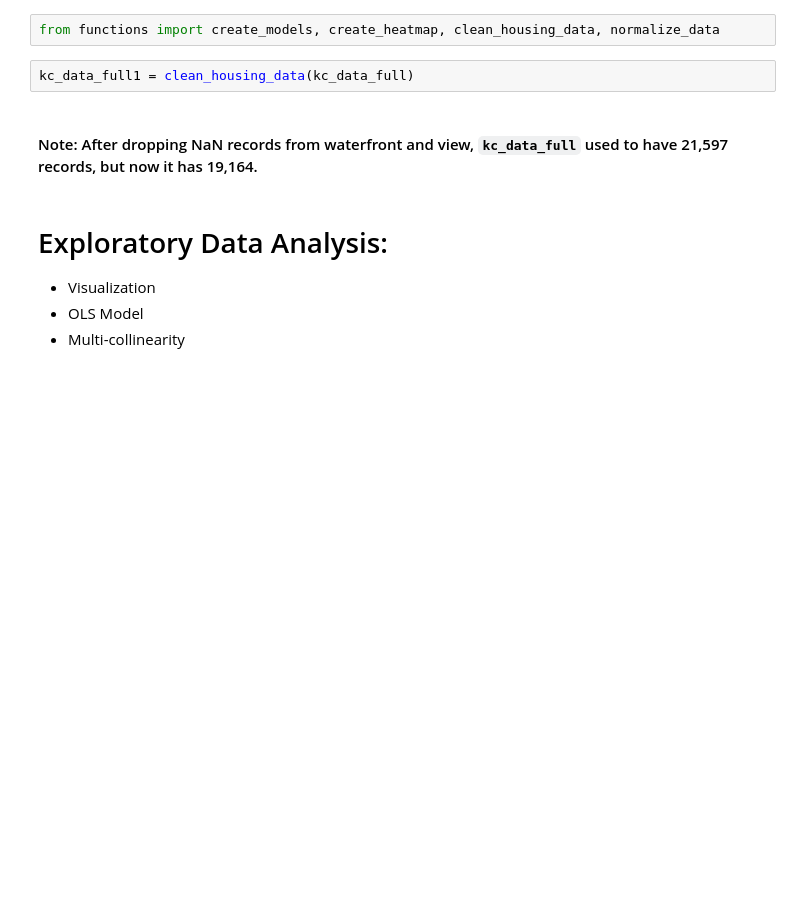
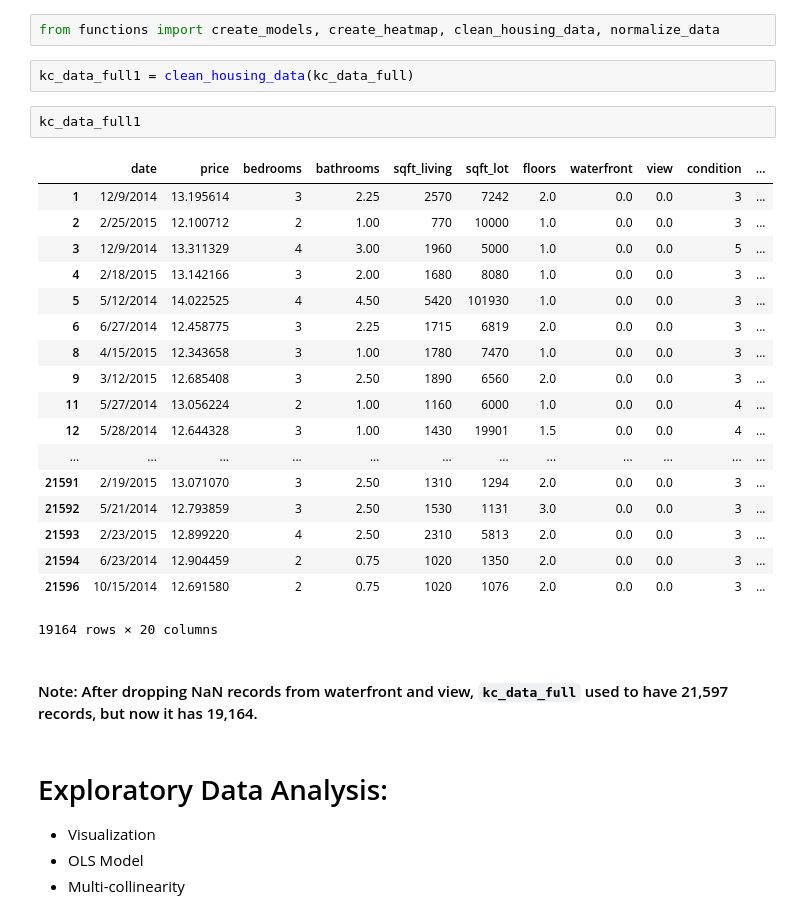
Before and after one commit to ConnorAnderson29/mod1_project1, a Jupyter notebook: models/project_revision.ipynb, the cells around one changed output. Cells and saved outputs as stored; diff of their text form; blank space fills up the shorter version.

```diff
--- a/models/project_revision.ipynb
+++ b/models/project_revision.ipynb
@@ -29,6 +50,27 @@ After looking through the original data and assesing what data was going to be v
 from functions import create_models, create_heatmap, clean_housing_data, normalize_data
 # %%
 kc_data_full1 = clean_housing_data(kc_data_full)
+# %%
+kc_data_full1
+# %% [output]
+|  | date | price | bedrooms | bathrooms | sqft_living | sqft_lot | floors | waterfront | view | condition | ... |
+| 1 | 12/9/2014 | 13.195614 | 3 | 2.25 | 2570 | 7242 | 2.0 | 0.0 | 0.0 | 3 | ... |
+| 2 | 2/25/2015 | 12.100712 | 2 | 1.00 | 770 | 10000 | 1.0 | 0.0 | 0.0 | 3 | ... |
+| 3 | 12/9/2014 | 13.311329 | 4 | 3.00 | 1960 | 5000 | 1.0 | 0.0 | 0.0 | 5 | ... |
+| 4 | 2/18/2015 | 13.142166 | 3 | 2.00 | 1680 | 8080 | 1.0 | 0.0 | 0.0 | 3 | ... |
+| 5 | 5/12/2014 | 14.022525 | 4 | 4.50 | 5420 | 101930 | 1.0 | 0.0 | 0.0 | 3 | ... |
+| 6 | 6/27/2014 | 12.458775 | 3 | 2.25 | 1715 | 6819 | 2.0 | 0.0 | 0.0 | 3 | ... |
+| 8 | 4/15/2015 | 12.343658 | 3 | 1.00 | 1780 | 7470 | 1.0 | 0.0 | 0.0 | 3 | ... |
+| 9 | 3/12/2015 | 12.685408 | 3 | 2.50 | 1890 | 6560 | 2.0 | 0.0 | 0.0 | 3 | ... |
+| 11 | 5/27/2014 | 13.056224 | 2 | 1.00 | 1160 | 6000 | 1.0 | 0.0 | 0.0 | 4 | ... |
+| 12 | 5/28/2014 | 12.644328 | 3 | 1.00 | 1430 | 19901 | 1.5 | 0.0 | 0.0 | 4 | ... |
+| ... | ... | ... | ... | ... | ... | ... | ... | ... | ... | ... | ... |
+| 21591 | 2/19/2015 | 13.071070 | 3 | 2.50 | 1310 | 1294 | 2.0 | 0.0 | 0.0 | 3 | ... |
+| 21592 | 5/21/2014 | 12.793859 | 3 | 2.50 | 1530 | 1131 | 3.0 | 0.0 | 0.0 | 3 | ... |
+| 21593 | 2/23/2015 | 12.899220 | 4 | 2.50 | 2310 | 5813 | 2.0 | 0.0 | 0.0 | 3 | ... |
+| 21594 | 6/23/2014 | 12.904459 | 2 | 0.75 | 1020 | 1350 | 2.0 | 0.0 | 0.0 | 3 | ... |
+| 21596 | 10/15/2014 | 12.691580 | 2 | 0.75 | 1020 | 1076 | 2.0 | 0.0 | 0.0 | 3 | ... |
+19164 rows × 20 columns
 # %% [markdown]
 #### Note: After dropping NaN records from waterfront and view, `kc_data_full` used to have 21,597 records, but now it has 19,164.
 # %% [markdown]
```
Also changed, not shown: parts of 6 cells of this notebook, 1 other file.
